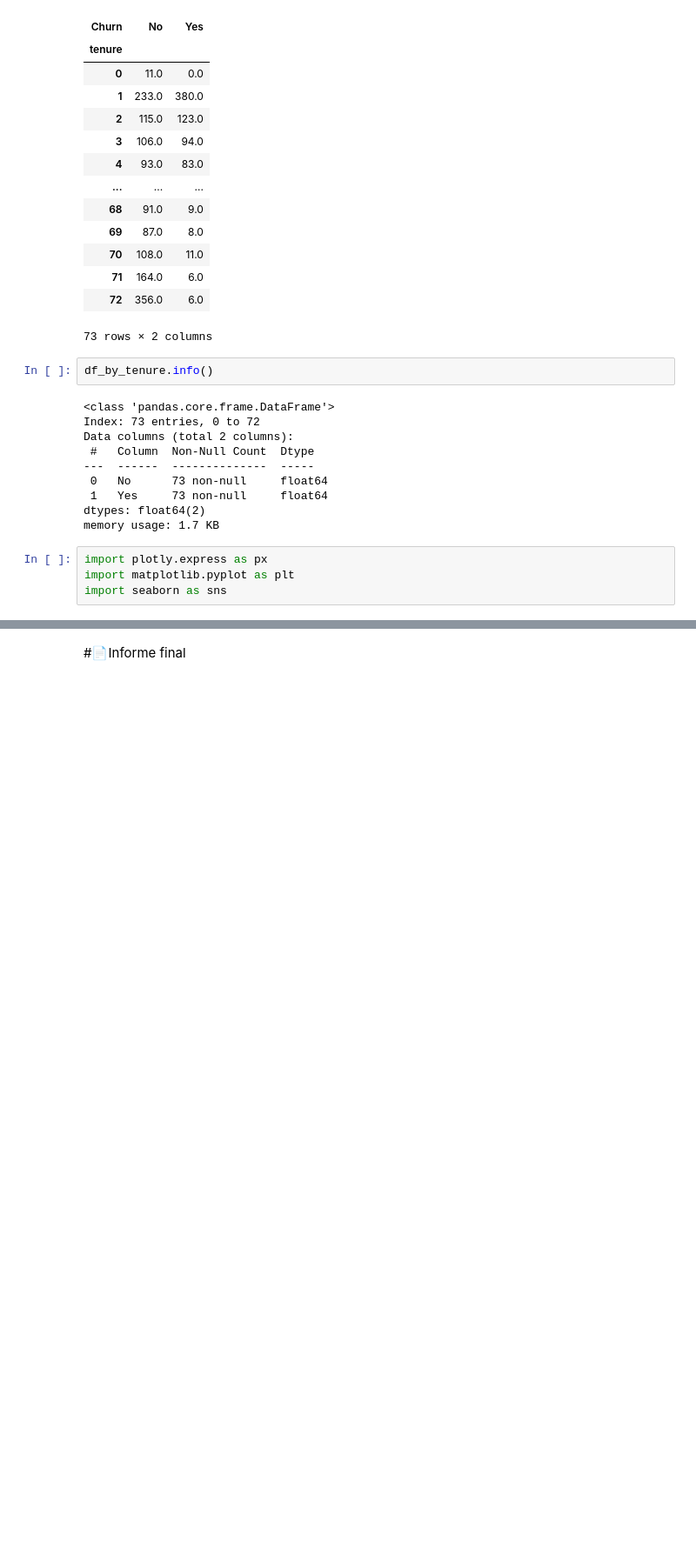
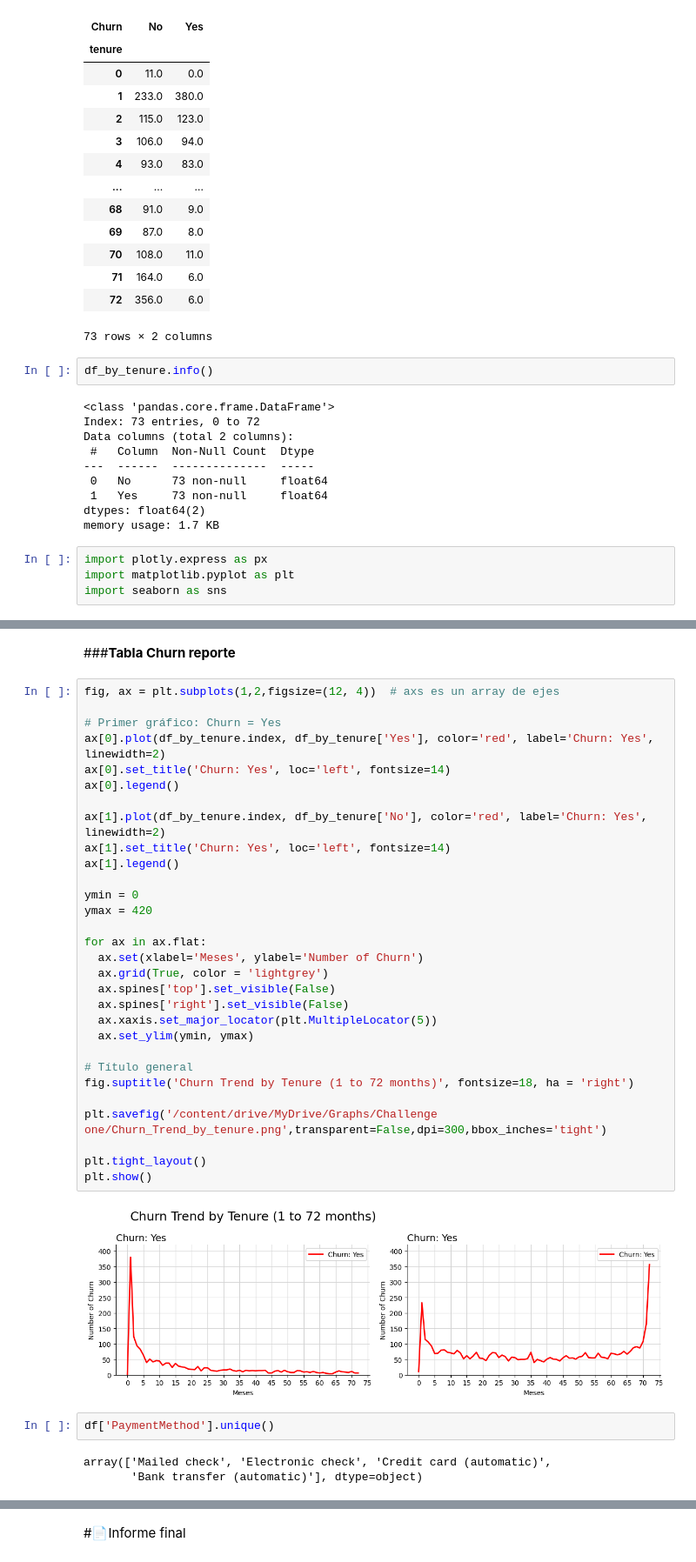
Before and after one commit to dialejo/Telecom-x, a Jupyter notebook: telecom_x_churn_analysis.ipynb, the cells around one changed output, grey strips where cells are left out. Shown at 87% size. Drawn from its saved outputs; the diff is of its cells as text; blank space fills up the shorter version.

Commit message:
analisis Churn by PM

```diff
--- a/telecom_x_churn_analysis.ipynb
+++ b/telecom_x_churn_analysis.ipynb
@@ -384,0 +368,39 @@ plt.show()
+# %% [markdown]
+###**Tabla Churn reporte**
+# %%
+fig, ax = plt.subplots(1,2,figsize=(12, 4))  # axs es un array de ejes
+
+# Primer gráfico: Churn = Yes
+ax[0].plot(df_by_tenure.index, df_by_tenure['Yes'], color='red', label='Churn: Yes', linewidth=2)
+ax[0].set_title('Churn: Yes', loc='left', fontsize=14)
+ax[0].legend()
+
+ax[1].plot(df_by_tenure.index, df_by_tenure['No'], color='red', label='Churn: Yes', linewidth=2)
+ax[1].set_title('Churn: Yes', loc='left', fontsize=14)
+ax[1].legend()
+
+ymin = 0
+ymax = 420
+
+for ax in ax.flat:
+  ax.set(xlabel='Meses', ylabel='Number of Churn')
+  ax.grid(True, color = 'lightgrey')
+  ax.spines['top'].set_visible(False)
+  ax.spines['right'].set_visible(False)
+  ax.xaxis.set_major_locator(plt.MultipleLocator(5))
+  ax.set_ylim(ymin, ymax)
+
+# Título general
+fig.suptitle('Churn Trend by Tenure (1 to 72 months)', fontsize=18, ha = 'right')
+
+plt.savefig('/content/drive/MyDrive/Graphs/Challenge one/Churn_Trend_by_tenure.png',transparent=False,dpi=300,bbox_inches='tight')
+
+plt.tight_layout()
+plt.show()
+# %% [output]
+[figure, added]
+# %%
+df['PaymentMethod'].unique()
+# %% [output]
+array(['Mailed check', 'Electronic check', 'Credit card (automatic)',
+       'Bank transfer (automatic)'], dtype=object)
```
Also changed, not shown: parts of 21 cells of this notebook.
